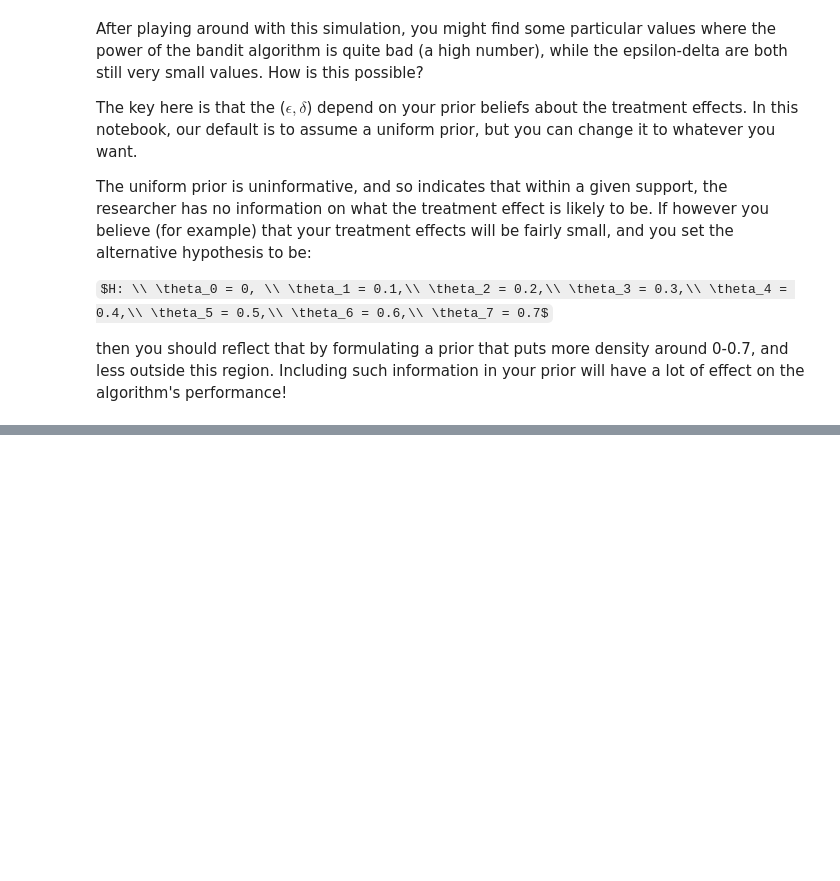
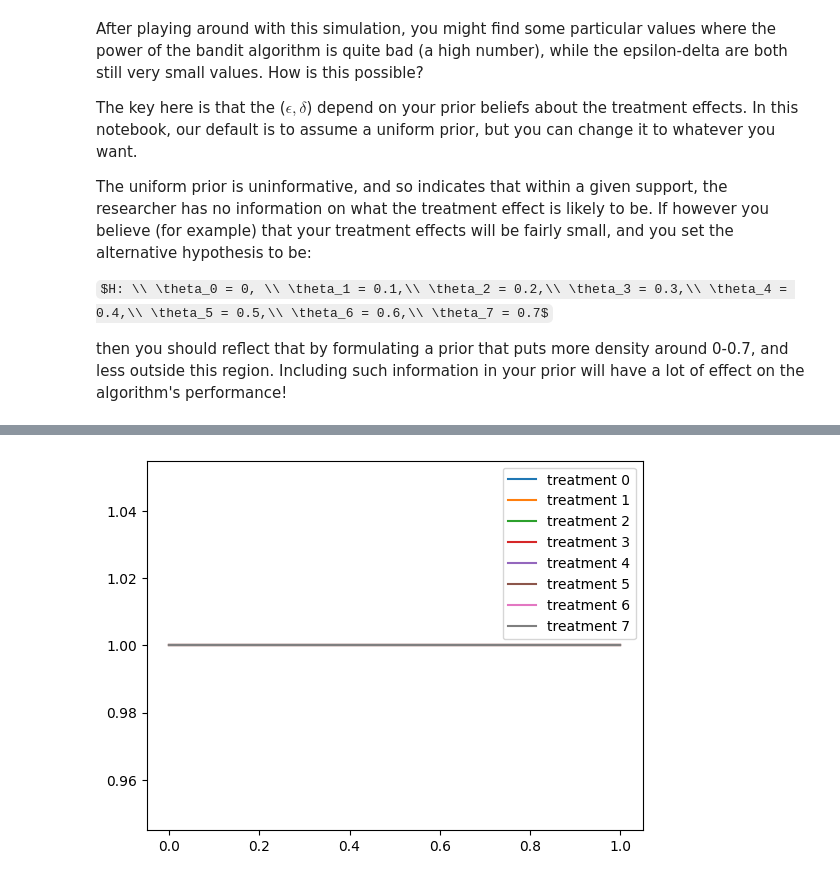
Before and after one commit to rrmaura/-eps-delta-PACMAN, a Jupyter notebook: notebook_power simulations.ipynb, the cells around one changed output, grey strips where cells are left out. Cells and saved outputs as stored; diff of their text form; code cells hidden in the pictures; some formulas as TeX source; blank space fills up the shorter version.

```diff
--- a/notebook_power simulations.ipynb
+++ b/notebook_power simulations.ipynb
@@ -262,0 +290,14 @@ NameError: name 'simulation' is not defined
+# %%
+def plot_prior(alphas, betas):
+    # plot pdf of beta distributions with alphas and betas given by the prior
+    X = np.linspace(0, 1, 100)
+
+    for i in range(number_treatments):
+        plt.plot(X, stats.beta.pdf(X, alphas[i], betas[i]), label="treatment " + str(i))
+    plt.legend()
+    plt.show()
+
+alphas, betas = agnostic_prior()
+plot_prior(alphas, betas)
+# %% [output]
+[figure, added]
```
Also changed, not shown: parts of 8 cells of this notebook.
